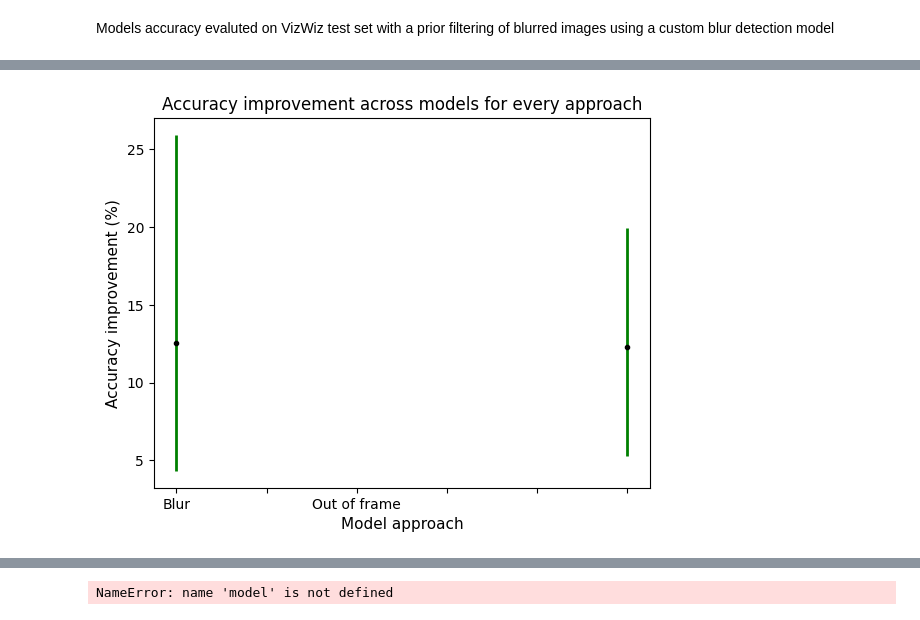
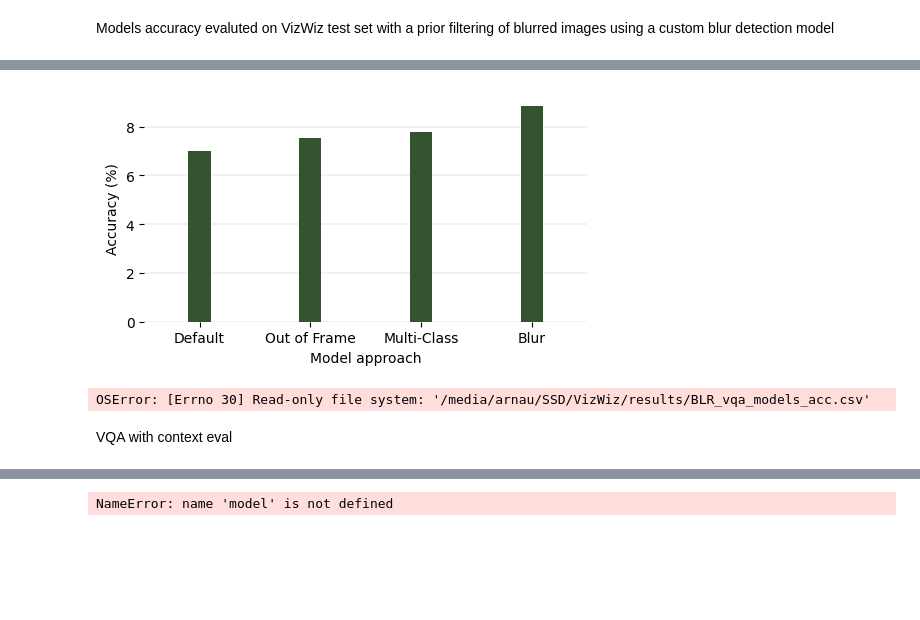
Before and after one commit to arcb01/GED-TFG, a Jupyter notebook: src/vqa_accuracy.ipynb, the cells around one changed output, grey strips where cells are left out. Cells and saved outputs as stored; diff of their text form; code cells hidden in the pictures; blank space fills up the shorter version.

```diff
--- a/src/vqa_accuracy.ipynb
+++ b/src/vqa_accuracy.ipynb
@@ -582,3 +580,47 @@ plt.show()
+# %%
+# read csv
+m = '/media/arnau/SSD/VizWiz/results/'
+df_frm = pd.read_csv(m + "FRM_vqa_models_acc.csv")
+df_blr = pd.read_csv(m + "BLR_vqa_models_acc.csv")
+df_mc = pd.read_csv(m + "MC_vqa_models_acc.csv")
+
+default_acc = df_blr[df_blr["vqa_model_type"].str.contains("EasyOCR")]["vqa_acc_base"].to_numpy()[0]
+
+edata = { "model_type" : ["Default"],
+            "acc" : [default_acc],
+        }
+
+map_flaw = {0: "BLR", 1: "FRM", 2: "MC"}
+for i, df in enumerate([df_blr, df_frm, df_mc]):
+    # best model
+    df_easyocr = df[df["vqa_model_type"].str.contains("EasyOCR")]
+    flaw = map_flaw[i]
+    flaw_acc = df_easyocr[f"vqa_acc_{flaw}"].to_numpy()[0]
+
+    edata["model_type"].append(flaw)
+    edata["acc"].append(flaw_acc)
+
+# create dataframe
+edata_df = pd.DataFrame.from_dict(edata, orient='index').T.sort_values(by="acc", ascending=True)
+g = sns.catplot(x="model_type", y="acc", data=edata_df,
+                        aspect=2, kind="bar", legend=False, palette=["#31572c"],
+                        height=3, width=.4)
+g.ax.set_axisbelow(True)
+g.ax.yaxis.grid(color='gray', linewidth=0.15)
+g.set(xlabel="Model approach", ylabel="Accuracy (%)")
+g.fig.set_size_inches(5,3)
+g.despine(left=True, bottom=True)
+# make the bars closer together
+for patch in g.ax.patches:
+    current_width = patch.get_width()
+    patch.set_width(.2)
+    diff = current_width - .2
+    patch.set_x(patch.get_x() + diff * .5)
+g.ax.set_xticklabels(["Default", "Out of Frame", "Multi-Class", "Blur"])
+g.savefig(f"/media/arnau/PEN/TFG/flaw_vqa_models_acc.png", dpi=300, bbox_inches='tight')
+plt.show()
+# %% [output]
+[figure, added]
 # %%
 # Save VQA models results after implementing flaw detection models
 
@@ -599,34 +641,8 @@ for i, df in enumerate([df_blr, df_frm]):
     flaw_imprv_df = pd.merge(vqa_models_def_acc, vqa_models_flaw_acc, on="vqa_model_type",
                  suffixes=("_base", f"_{map_flaw[i]}"))
     flaw_imprv_df = flaw_imprv_df.drop(columns=["rej_perc_base", f"rej_perc_{map_flaw[i]}"])
-    flaw_imprv_df["vqa_model_type"] = c["vqa_model_type"].map(map_type)
+    flaw_imprv_df["vqa_model_type"] = flaw_imprv_df["vqa_model_type"].map(map_type)
     sf = f"/media/arnau/SSD/VizWiz/results/{map_flaw[i]}_vqa_models_acc.csv"
     flaw_imprv_df.to_csv(sf, index=False)
+# %% [output]
+OSError: [Errno 30] Read-only file system: '/media/arnau/SSD/VizWiz/results/BLR_vqa_models_acc.csv'
-# %%
-mins = np.append(df_blr.groupby("vqa_model_type")["vqa_acc"].min().min(),
-          df_frm.groupby("vqa_model_type")["vqa_acc"].min().min())
-maxes = np.append(df_blr.groupby("vqa_model_type")["vqa_acc"].max().max(),
-          df_frm.groupby("vqa_model_type")["vqa_acc"].max().max())
-means = np.append(df_blr.groupby("vqa_model_type")["vqa_acc"].mean().mean(),
-          df_frm.groupby("vqa_model_type")["vqa_acc"].mean().mean())
-std = np.append(df_blr.groupby("vqa_model_type")["vqa_acc"].std().std(),
-          df_frm.groupby("vqa_model_type")["vqa_acc"].std().std())
-
-# create stacked errorbars:
-fig, ax = plt.subplots()
-#ax.errorbar(np.arange(len(mins)), means, std, fmt='ok', lw=3)
-ax.errorbar(np.arange(len(mins)), means, [means - mins, maxes - means],
-             fmt='.k', ecolor='green', lw=2)
-ax.set_title("Accuracy improvement across models for every approach")
-
-labels = ['' for item in ax.get_xticklabels()]
-labels[1] = "Blur"
-labels[3] = "Out of frame"
-labels[7] = "VQA-CTX"
-
-ax.set_xticklabels(labels)
-ax.set_xlabel('Model approach', fontsize=11)
-ax.set_ylabel('Accuracy improvement (%)', fontsize=11)
-plt.show()
-# %% [output]
-[figure, removed]
@@ -637,0 +649,2 @@ for flaw_model_type in ["BLR", "FRM"]:
+# %% [markdown]
+VQA with context eval
```
Also changed, not shown: parts of 12 cells of this notebook.
